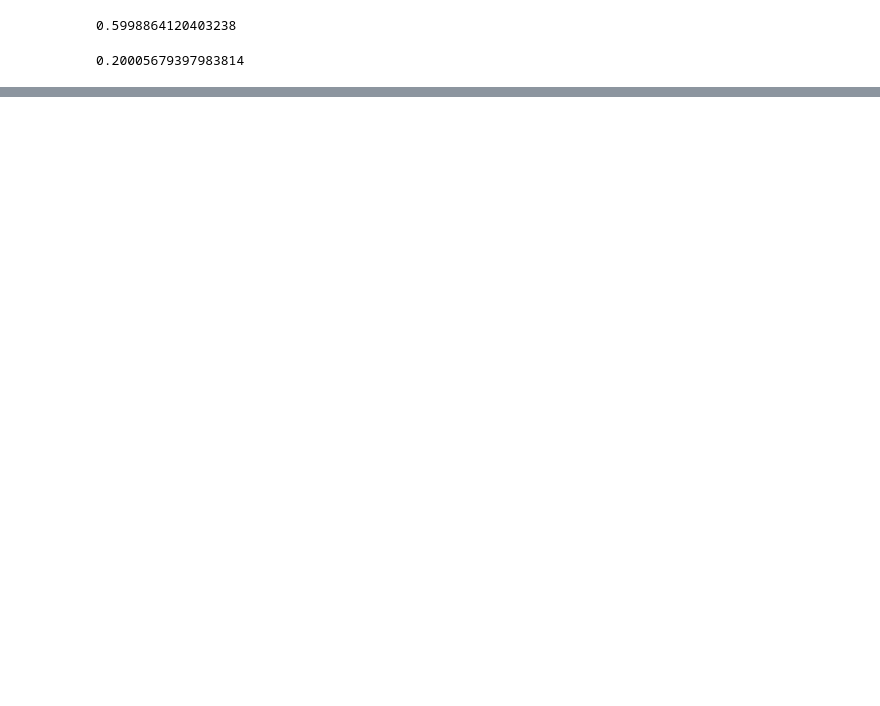
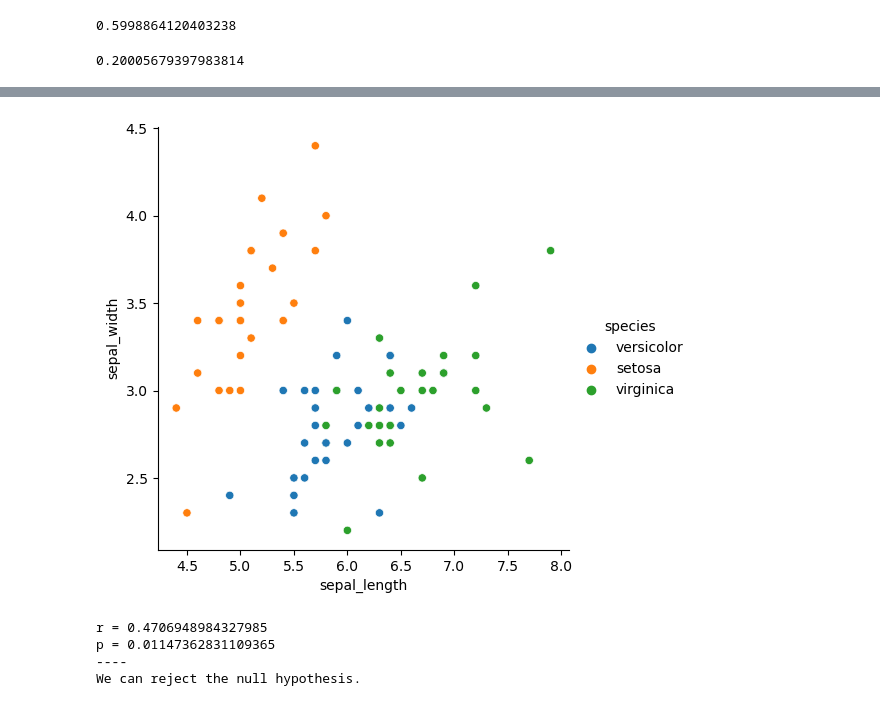
Before and after one commit to lewisalexia/classification-exercises, a Jupyter notebook: classification_exercises.ipynb, the cells around one changed output, grey strips where cells are left out. Drawn from its saved outputs; the diff is of its cells as text; code cells hidden in the pictures; blank space fills up the shorter version.

```diff
--- a/classification_exercises.ipynb
+++ b/classification_exercises.ipynb
@@ -820,0 +1285,13 @@ Test: (1409, 24)
+# %%
+# visualize continued
+sns.relplot(data=train_iris, x='sepal_length', y='sepal_width', hue='species')
+plt.show()
+# %% [output]
+[figure, added]
+# %%
+acq.conclude_spearmanr(sepal_wid_virginica, sepal_wid_versicolor)
+# %% [output]
+r = 0.4706948984327985
+p = 0.01147362831109365
+----
+We can reject the null hypothesis.
```
Also changed, not shown: parts of 95 cells of this notebook.
